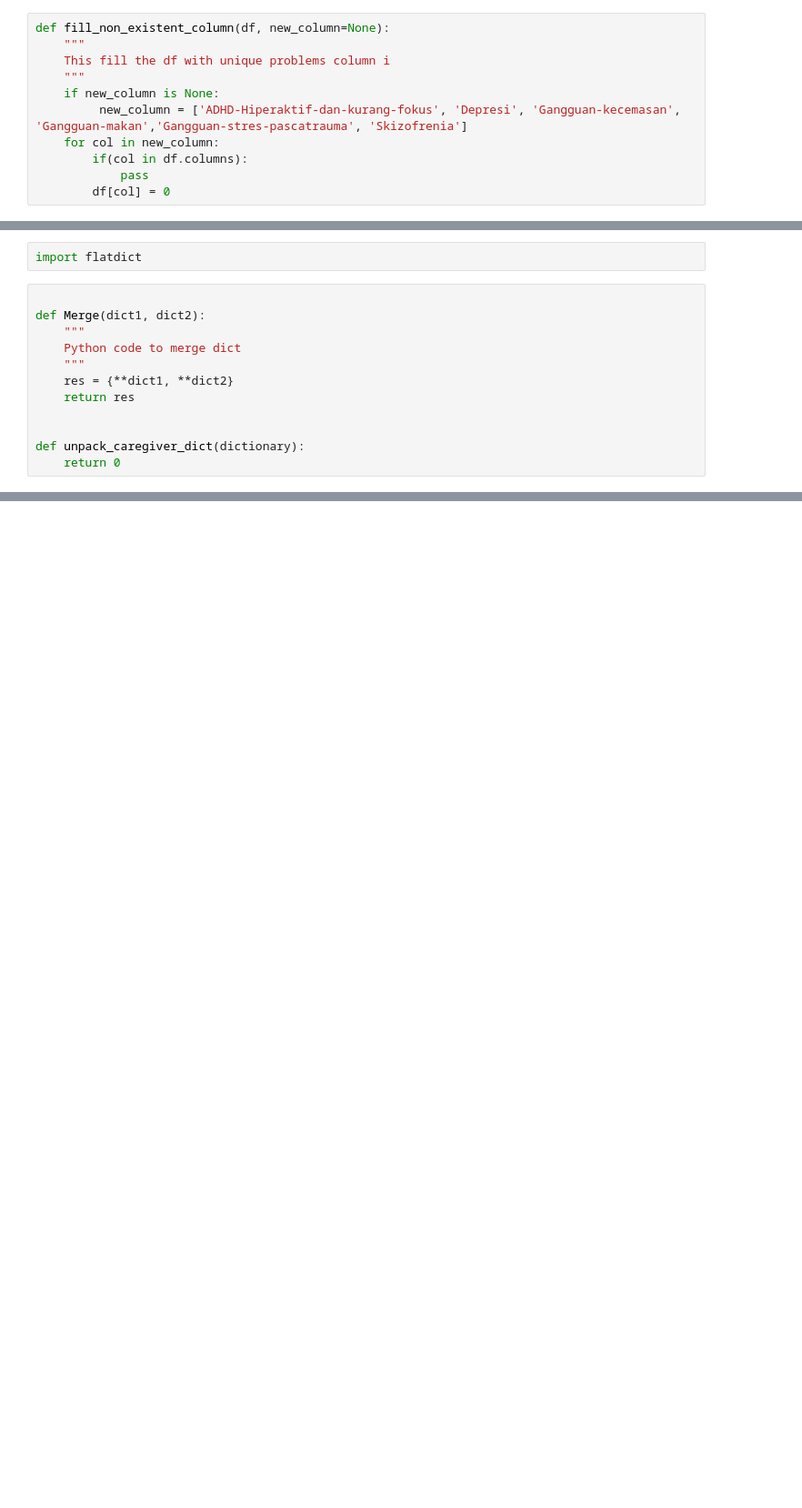
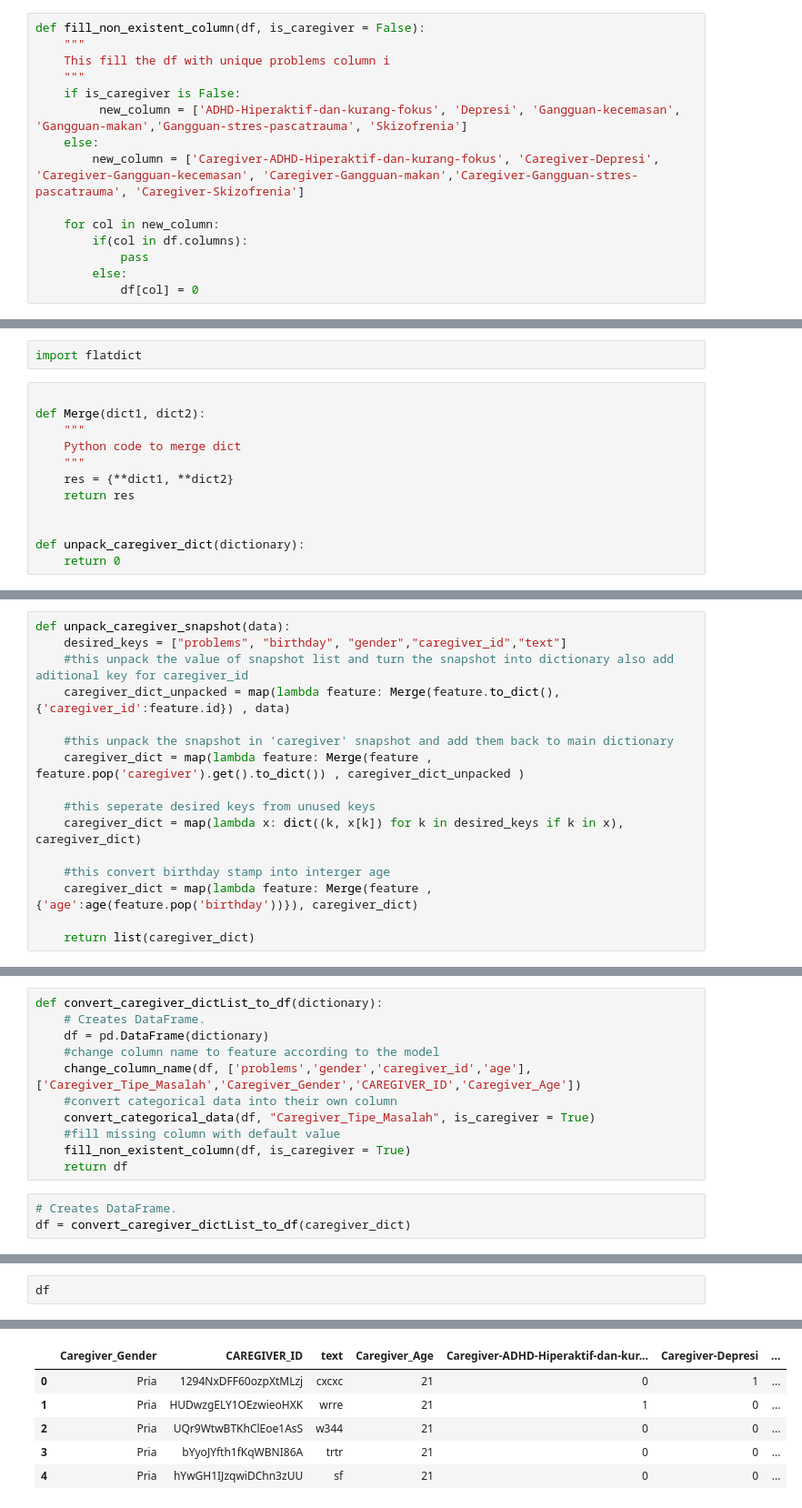
Before and after one commit to Bangkit-Team-C22-PS134/ML-Recomendation-Model, a Jupyter notebook: utility/Utility.ipynb, the cells around one changed output, grey strips where cells are left out. Shown: that part at 91% size. Saved outputs shown, nothing was run; the diff lists cells and outputs as text; blank space fills up the shorter version.

```diff
--- a/utility/Utility.ipynb
+++ b/utility/Utility.ipynb
@@ -177,16 +174,20 @@ def convert_categorical_data(df, col, is_caregiver = False):
             df['Caregiver-'+genre] = df[col].str.contains(genre).astype('int')
     df.drop(col, axis=1, inplace=True)
 # %%
-def fill_non_existent_column(df, new_column=None):
+def fill_non_existent_column(df, is_caregiver = False):
     """
     This fill the df with unique problems column i
     """
-    if new_column is None:
+    if is_caregiver is False:
          new_column = ['ADHD-Hiperaktif-dan-kurang-fokus', 'Depresi', 'Gangguan-kecemasan', 'Gangguan-makan','Gangguan-stres-pascatrauma', 'Skizofrenia']
+    else:
+        new_column = ['Caregiver-ADHD-Hiperaktif-dan-kurang-fokus', 'Caregiver-Depresi', 'Caregiver-Gangguan-kecemasan', 'Caregiver-Gangguan-makan','Caregiver-Gangguan-stres-pascatrauma', 'Caregiver-Skizofrenia']
+
     for col in new_column:
         if(col in df.columns):
             pass
-        df[col] = 0
+        else:
+            df[col] = 0
 # %%
 def change_column_name(df, old_name,new_name):
     """
@@ -329,0 +265,16 @@ caregiver_dict
+# %%
+def unpack_caregiver_snapshot(data):
+    desired_keys = ["problems", "birthday", "gender","caregiver_id","text"]
+    #this unpack the value of snapshot list and turn the snapshot into dictionary also add aditional key for caregiver_id
+    caregiver_dict_unpacked = map(lambda feature: Merge(feature.to_dict(), {'caregiver_id':feature.id}) , data)
+
+    #this unpack the snapshot in 'caregiver' snapshot and add them back to main dictionary
+    caregiver_dict = map(lambda feature: Merge(feature , feature.pop('caregiver').get().to_dict()) , caregiver_dict_unpacked )
+
+    #this seperate desired keys from unused keys
+    caregiver_dict = map(lambda x: dict((k, x[k]) for k in desired_keys if k in x), caregiver_dict)
+
+    #this convert birthday stamp into interger age
+    caregiver_dict = map(lambda feature: Merge(feature , {'age':age(feature.pop('birthday'))}), caregiver_dict)
+
+    return list(caregiver_dict)
@@ -329,0 +303,14 @@ caregiver_dict
+# %%
+def convert_caregiver_dictList_to_df(dictionary):
+    # Creates DataFrame.
+    df = pd.DataFrame(dictionary)
+    #change column name to feature according to the model
+    change_column_name(df, ['problems','gender','caregiver_id','age'],['Caregiver_Tipe_Masalah','Caregiver_Gender','CAREGIVER_ID','Caregiver_Age'])
+    #convert categorical data into their own column
+    convert_categorical_data(df, "Caregiver_Tipe_Masalah", is_caregiver = True)
+    #fill missing column with default value
+    fill_non_existent_column(df, is_caregiver = True)
+    return df
+# %%
+# Creates DataFrame.
+df = convert_caregiver_dictList_to_df(caregiver_dict)
@@ -330,2 +324,3 @@ caregiver_dict
 # %%
+df
 # %% [output]
@@ -332,0 +327,6 @@ caregiver_dict
+|  | Caregiver_Gender | CAREGIVER_ID | text | Caregiver_Age | Caregiver-ADHD-Hiperaktif-dan-kur... | Caregiver-Depresi | ... |
+| 0 | Pria | 1294NxDFF60ozpXtMLzj | cxcxc | 21 | 0 | 1 | ... |
+| 1 | Pria | HUDwzgELY1OEzwieoHXK | wrre | 21 | 1 | 0 | ... |
+| 2 | Pria | UQr9WtwBTKhClEoe1AsS | w344 | 21 | 0 | 0 | ... |
+| 3 | Pria | bYyoJYfth1fKqWBNI86A | trtr | 21 | 0 | 0 | ... |
+| 4 | Pria | hYwGH1IJzqwiDChn3zUU | sf | 21 | 0 | 0 | ... |
```
Also changed, not shown: parts of 34 cells of this notebook, 19 other files.
